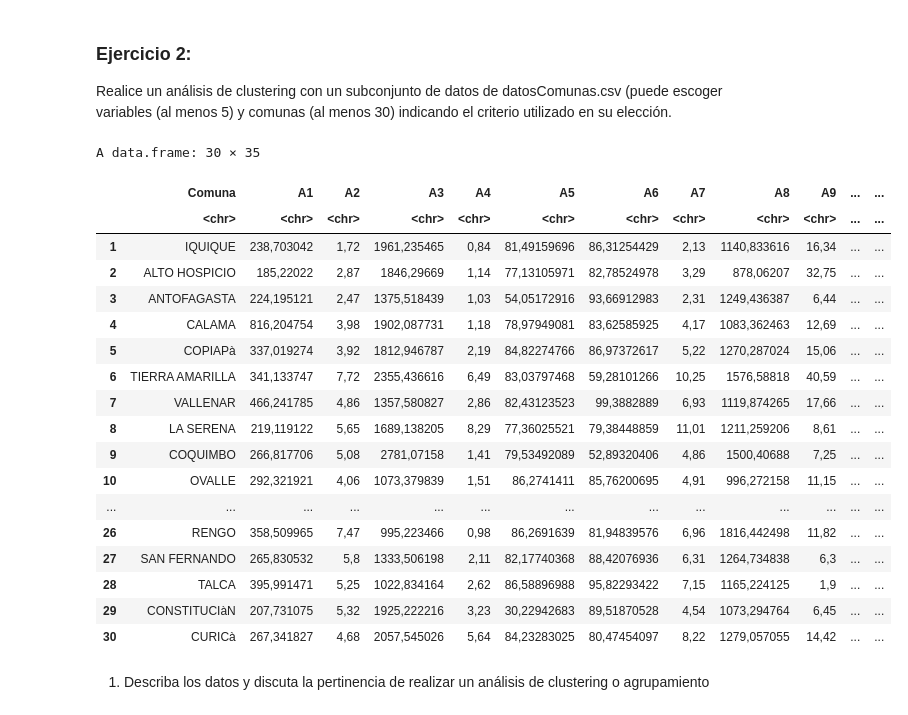
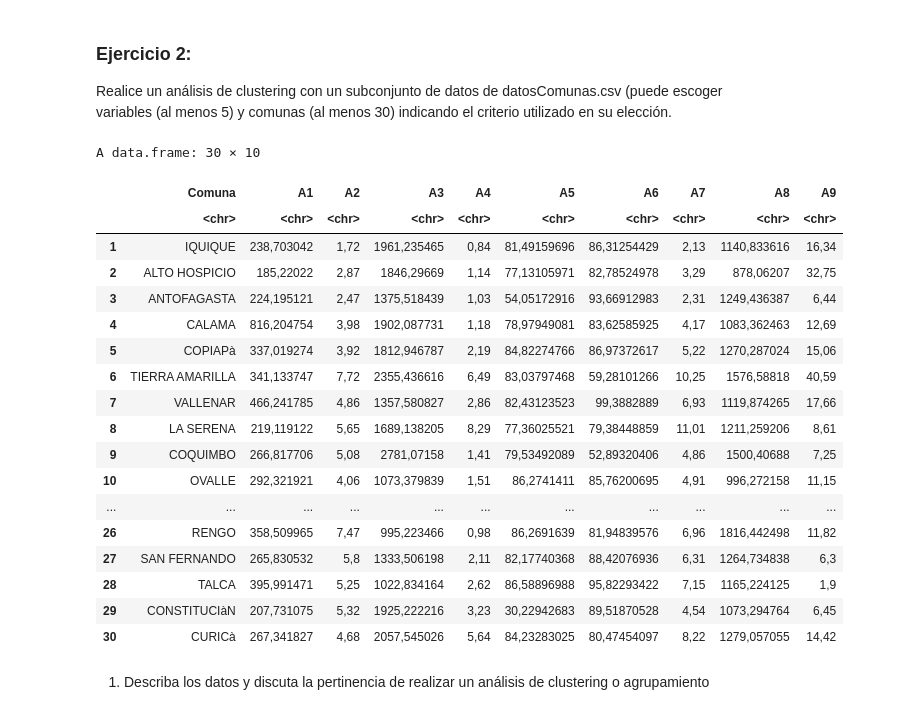
Before and after one commit to Nicol-Huaiquil/INFO257_PCA, a Jupyter notebook: Clustering/K-Means/Clustering_Notebook1.ipynb, the cells around one changed output. Drawn from its saved outputs; the diff is of its cells as text; code cells hidden in the pictures.

```diff
--- a/Clustering/K-Means/Clustering_Notebook1.ipynb
+++ b/Clustering/K-Means/Clustering_Notebook1.ipynb
@@ -191,27 +191,28 @@ Realice un análisis de clustering con un subconjunto de datos de datosComunas.c
 # %%
 # Carga los datos
 datosC <- read.csv("datosComunas.csv", header=TRUE, sep=";", dec=".")
-datosC[1:30,]
+datosF <- datosC[1:30,1:10]
+datosF
 # %% [output]
-A data.frame: 30 × 35
+A data.frame: 30 × 10
-|  | Comuna | A1 | A2 | A3 | A4 | A5 | A6 | A7 | A8 | A9 | ... | ... |
-|  | <chr> | <chr> | <chr> | <chr> | <chr> | <chr> | <chr> | <chr> | <chr> | <chr> | ... | ... |
-| 1 | IQUIQUE | 238,703042 | 1,72 | 1961,235465 | 0,84 | 81,49159696 | 86,31254429 | 2,13 | 1140,833616 | 16,34 | ... | ... |
-| 2 | ALTO HOSPICIO | 185,22022 | 2,87 | 1846,29669 | 1,14 | 77,13105971 | 82,78524978 | 3,29 | 878,06207 | 32,75 | ... | ... |
-| 3 | ANTOFAGASTA | 224,195121 | 2,47 | 1375,518439 | 1,03 | 54,05172916 | 93,66912983 | 2,31 | 1249,436387 | 6,44 | ... | ... |
-| 4 | CALAMA | 816,204754 | 3,98 | 1902,087731 | 1,18 | 78,97949081 | 83,62585925 | 4,17 | 1083,362463 | 12,69 | ... | ... |
-| 5 | COPIAPà | 337,019274 | 3,92 | 1812,946787 | 2,19 | 84,82274766 | 86,97372617 | 5,22 | 1270,287024 | 15,06 | ... | ... |
-| 6 | TIERRA AMARILLA | 341,133747 | 7,72 | 2355,436616 | 6,49 | 83,03797468 | 59,28101266 | 10,25 | 1576,58818 | 40,59 | ... | ... |
-| 7 | VALLENAR | 466,241785 | 4,86 | 1357,580827 | 2,86 | 82,43123523 | 99,3882889 | 6,93 | 1119,874265 | 17,66 | ... | ... |
-| 8 | LA SERENA | 219,119122 | 5,65 | 1689,138205 | 8,29 | 77,36025521 | 79,38448859 | 11,01 | 1211,259206 | 8,61 | ... | ... |
-| 9 | COQUIMBO | 266,817706 | 5,08 | 2781,07158 | 1,41 | 79,53492089 | 52,89320406 | 4,86 | 1500,40688 | 7,25 | ... | ... |
-| 10 | OVALLE | 292,321921 | 4,06 | 1073,379839 | 1,51 | 86,2741411 | 85,76200695 | 4,91 | 996,272158 | 11,15 | ... | ... |
-| ... | ... | ... | ... | ... | ... | ... | ... | ... | ... | ... | ... | ... |
-| 26 | RENGO | 358,509965 | 7,47 | 995,223466 | 0,98 | 86,2691639 | 81,94839576 | 6,96 | 1816,442498 | 11,82 | ... | ... |
-| 27 | SAN FERNANDO | 265,830532 | 5,8 | 1333,506198 | 2,11 | 82,17740368 | 88,42076936 | 6,31 | 1264,734838 | 6,3 | ... | ... |
-| 28 | TALCA | 395,991471 | 5,25 | 1022,834164 | 2,62 | 86,58896988 | 95,82293422 | 7,15 | 1165,224125 | 1,9 | ... | ... |
-| 29 | CONSTITUCIàN | 207,731075 | 5,32 | 1925,222216 | 3,23 | 30,22942683 | 89,51870528 | 4,54 | 1073,294764 | 6,45 | ... | ... |
-| 30 | CURICà | 267,341827 | 4,68 | 2057,545026 | 5,64 | 84,23283025 | 80,47454097 | 8,22 | 1279,057055 | 14,42 | ... | ... |
+|  | Comuna | A1 | A2 | A3 | A4 | A5 | A6 | A7 | A8 | A9 |
+|  | <chr> | <chr> | <chr> | <chr> | <chr> | <chr> | <chr> | <chr> | <chr> | <chr> |
+| 1 | IQUIQUE | 238,703042 | 1,72 | 1961,235465 | 0,84 | 81,49159696 | 86,31254429 | 2,13 | 1140,833616 | 16,34 |
+| 2 | ALTO HOSPICIO | 185,22022 | 2,87 | 1846,29669 | 1,14 | 77,13105971 | 82,78524978 | 3,29 | 878,06207 | 32,75 |
+| 3 | ANTOFAGASTA | 224,195121 | 2,47 | 1375,518439 | 1,03 | 54,05172916 | 93,66912983 | 2,31 | 1249,436387 | 6,44 |
+| 4 | CALAMA | 816,204754 | 3,98 | 1902,087731 | 1,18 | 78,97949081 | 83,62585925 | 4,17 | 1083,362463 | 12,69 |
+| 5 | COPIAPà | 337,019274 | 3,92 | 1812,946787 | 2,19 | 84,82274766 | 86,97372617 | 5,22 | 1270,287024 | 15,06 |
+| 6 | TIERRA AMARILLA | 341,133747 | 7,72 | 2355,436616 | 6,49 | 83,03797468 | 59,28101266 | 10,25 | 1576,58818 | 40,59 |
+| 7 | VALLENAR | 466,241785 | 4,86 | 1357,580827 | 2,86 | 82,43123523 | 99,3882889 | 6,93 | 1119,874265 | 17,66 |
+| 8 | LA SERENA | 219,119122 | 5,65 | 1689,138205 | 8,29 | 77,36025521 | 79,38448859 | 11,01 | 1211,259206 | 8,61 |
+| 9 | COQUIMBO | 266,817706 | 5,08 | 2781,07158 | 1,41 | 79,53492089 | 52,89320406 | 4,86 | 1500,40688 | 7,25 |
+| 10 | OVALLE | 292,321921 | 4,06 | 1073,379839 | 1,51 | 86,2741411 | 85,76200695 | 4,91 | 996,272158 | 11,15 |
+| ... | ... | ... | ... | ... | ... | ... | ... | ... | ... | ... |
+| 26 | RENGO | 358,509965 | 7,47 | 995,223466 | 0,98 | 86,2691639 | 81,94839576 | 6,96 | 1816,442498 | 11,82 |
+| 27 | SAN FERNANDO | 265,830532 | 5,8 | 1333,506198 | 2,11 | 82,17740368 | 88,42076936 | 6,31 | 1264,734838 | 6,3 |
+| 28 | TALCA | 395,991471 | 5,25 | 1022,834164 | 2,62 | 86,58896988 | 95,82293422 | 7,15 | 1165,224125 | 1,9 |
+| 29 | CONSTITUCIàN | 207,731075 | 5,32 | 1925,222216 | 3,23 | 30,22942683 | 89,51870528 | 4,54 | 1073,294764 | 6,45 |
+| 30 | CURICà | 267,341827 | 4,68 | 2057,545026 | 5,64 | 84,23283025 | 80,47454097 | 8,22 | 1279,057055 | 14,42 |
 # %% [markdown]
 1. Describa los datos y discuta la pertinencia de realizar un análisis de clustering o agrupamiento
 # %%
```
